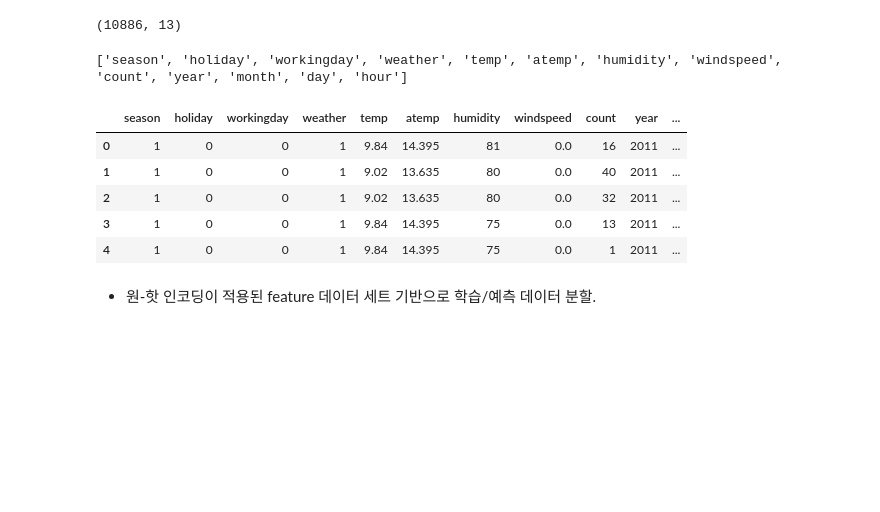
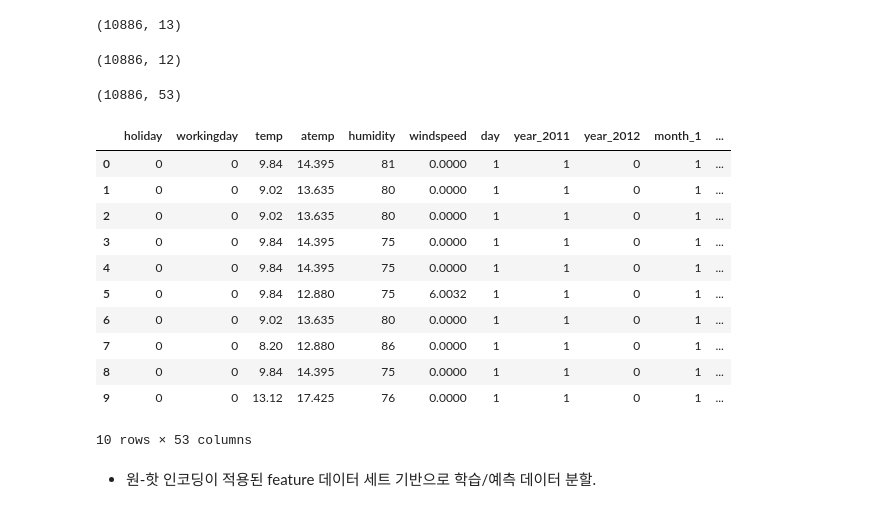
Before and after one commit to kjungmo/SBA2020_machineLearning, a Jupyter notebook: (실습 5)선형 회귀 - 자전거 수요 예측(필기).ipynb, the cells around one changed output. Cells and saved outputs as stored; diff of their text form; code cells hidden in the pictures; blank space fills up the shorter version.

```diff
--- a/(실습 5)선형 회귀 - 자전거 수요 예측(필기).ipynb
+++ b/(실습 5)선형 회귀 - 자전거 수요 예측(필기).ipynb
@@ -447,16 +454,28 @@ X_features_ohe = pd.get_dummies(bike_df)
-# %%
-print(list(X_features_ohe.columns))
-# %% [output]
-['season', 'holiday', 'workingday', 'weather', 'temp', 'atemp', 'humidity', 'windspeed', 'count', 'year', 'month', 'day', 'hour']
+# %%
+X_features.shape
+# %% [output]
+(10886, 12)
+# %%
+X_features_ohe = pd.get_dummies(X_features, columns=['year', 'month', 'hour', 'season', 'weather'])
+# %%
+X_features_ohe.shape
+# %% [output]
+(10886, 53)
 # %%
-display(X_features_ohe.head())
+display(X_features_ohe.head(10))
 # %% [output]
-|  | season | holiday | workingday | weather | temp | atemp | humidity | windspeed | count | year | ... |
-| 0 | 1 | 0 | 0 | 1 | 9.84 | 14.395 | 81 | 0.0 | 16 | 2011 | ... |
-| 1 | 1 | 0 | 0 | 1 | 9.02 | 13.635 | 80 | 0.0 | 40 | 2011 | ... |
-| 2 | 1 | 0 | 0 | 1 | 9.02 | 13.635 | 80 | 0.0 | 32 | 2011 | ... |
-| 3 | 1 | 0 | 0 | 1 | 9.84 | 14.395 | 75 | 0.0 | 13 | 2011 | ... |
-| 4 | 1 | 0 | 0 | 1 | 9.84 | 14.395 | 75 | 0.0 | 1 | 2011 | ... |
+|  | holiday | workingday | temp | atemp | humidity | windspeed | day | year_2011 | year_2012 | month_1 | ... |
+| 0 | 0 | 0 | 9.84 | 14.395 | 81 | 0.0000 | 1 | 1 | 0 | 1 | ... |
+| 1 | 0 | 0 | 9.02 | 13.635 | 80 | 0.0000 | 1 | 1 | 0 | 1 | ... |
+| 2 | 0 | 0 | 9.02 | 13.635 | 80 | 0.0000 | 1 | 1 | 0 | 1 | ... |
+| 3 | 0 | 0 | 9.84 | 14.395 | 75 | 0.0000 | 1 | 1 | 0 | 1 | ... |
+| 4 | 0 | 0 | 9.84 | 14.395 | 75 | 0.0000 | 1 | 1 | 0 | 1 | ... |
+| 5 | 0 | 0 | 9.84 | 12.880 | 75 | 6.0032 | 1 | 1 | 0 | 1 | ... |
+| 6 | 0 | 0 | 9.02 | 13.635 | 80 | 0.0000 | 1 | 1 | 0 | 1 | ... |
+| 7 | 0 | 0 | 8.20 | 12.880 | 86 | 0.0000 | 1 | 1 | 0 | 1 | ... |
+| 8 | 0 | 0 | 9.84 | 14.395 | 75 | 0.0000 | 1 | 1 | 0 | 1 | ... |
+| 9 | 0 | 0 | 13.12 | 17.425 | 76 | 0.0000 | 1 | 1 | 0 | 1 | ... |
+10 rows × 53 columns
 # %% [markdown]
 * 원-핫 인코딩이 적용된 feature 데이터 세트 기반으로 학습/예측 데이터 분할.
 # %%
```
Also changed, not shown: parts of 36 cells of this notebook.
